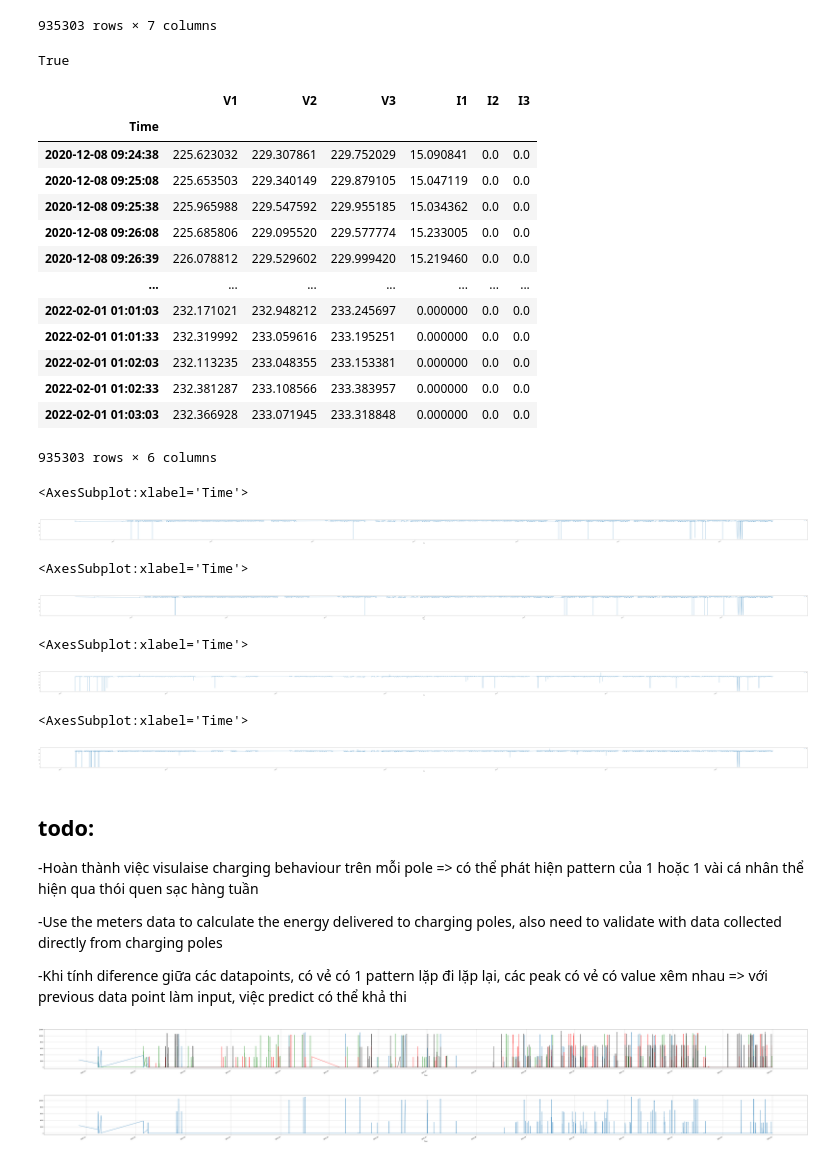
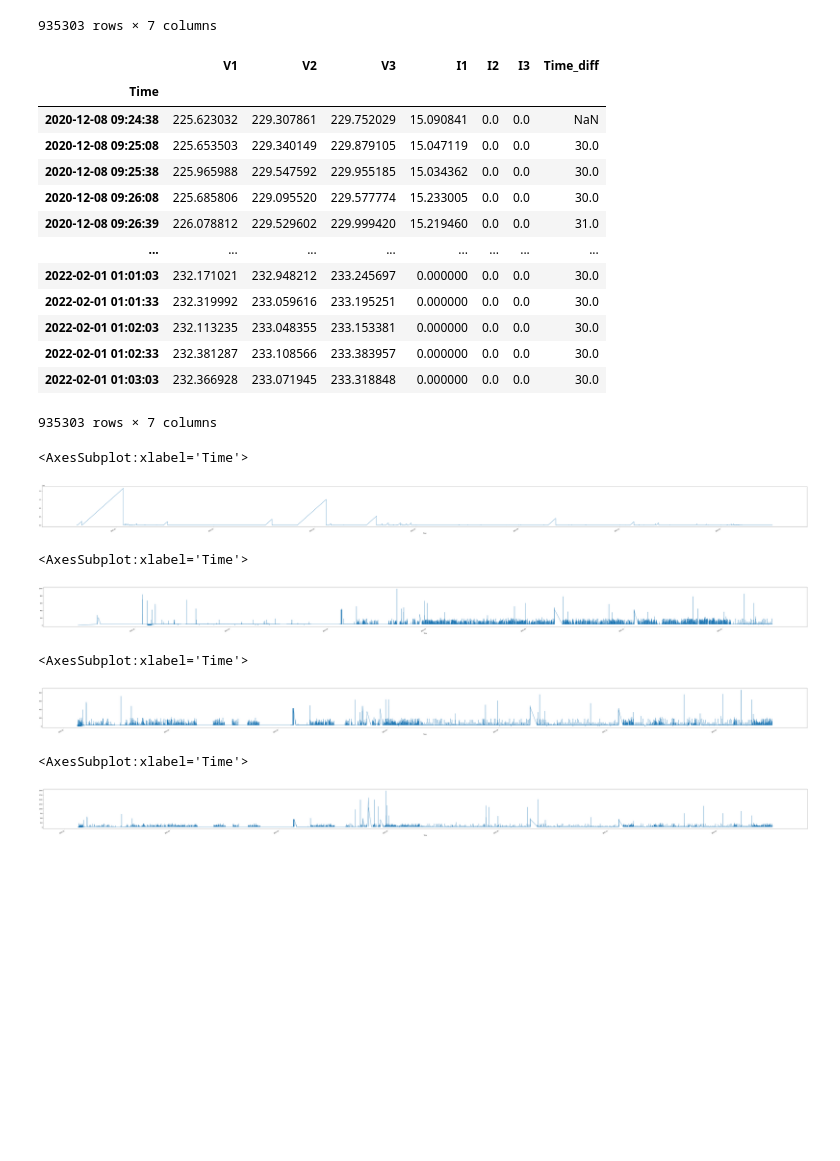
Before and after one commit to hancse/han_microgrid_lab, a Jupyter notebook: ChargingDemandPrediction/DataPoles.ipynb, the cells around one changed output. Cells and saved outputs as stored; diff of their text form; code cells hidden in the pictures; blank space fills up the shorter version.

```diff
--- a/ChargingDemandPrediction/DataPoles.ipynb
+++ b/ChargingDemandPrediction/DataPoles.ipynb
@@ -131,10 +131,6 @@ socket1
 | 935301 | 232.381287 | 233.108566 | 233.383957 | 0.000000 | 0.0 | 0.0 | 1643677353 |
 | 935302 | 232.366928 | 233.071945 | 233.318848 | 0.000000 | 0.0 | 0.0 | 1643677383 |
 935303 rows × 7 columns
-# %%
-np.isnan(np.NaN)
-# %% [output]
-True
 # %%
 def markVoltNaN(inVolt):
     if (inVolt < -300) or (inVolt > 300):
@@ -160,54 +156,50 @@ def setIndextoTime(data_in):
     data_out = data_out.fillna(method='ffill')
 
     data_out.loc[:,'Time'] = pd.to_datetime(data_out.loc[:,'Time'],unit='s')
-    return data_out.set_index(['Time'])
+    data_out.set_index(['Time'], inplace=True)
+    data_out.sort_index(inplace=True)
+    data_out.loc[:,'Time_diff'] = (data_out.index.to_series().diff()).dt.total_seconds()
+    return data_out
 # %%
 socket1 = setIndextoTime(socket1)
 # %%
 socket1
 # %% [output]
-|  | V1 | V2 | V3 | I1 | I2 | I3 |
-| Time |  |  |  |  |  |  |
-| 2020-12-08 09:24:38 | 225.623032 | 229.307861 | 229.752029 | 15.090841 | 0.0 | 0.0 |
-| 2020-12-08 09:25:08 | 225.653503 | 229.340149 | 229.879105 | 15.047119 | 0.0 | 0.0 |
-| 2020-12-08 09:25:38 | 225.965988 | 229.547592 | 229.955185 | 15.034362 | 0.0 | 0.0 |
-| 2020-12-08 09:26:08 | 225.685806 | 229.095520 | 229.577774 | 15.233005 | 0.0 | 0.0 |
-| 2020-12-08 09:26:39 | 226.078812 | 229.529602 | 229.999420 | 15.219460 | 0.0 | 0.0 |
-| ... | ... | ... | ... | ... | ... | ... |
-| 2022-02-01 01:01:03 | 232.171021 | 232.948212 | 233.245697 | 0.000000 | 0.0 | 0.0 |
-| 2022-02-01 01:01:33 | 232.319992 | 233.059616 | 233.195251 | 0.000000 | 0.0 | 0.0 |
-| 2022-02-01 01:02:03 | 232.113235 | 233.048355 | 233.153381 | 0.000000 | 0.0 | 0.0 |
-| 2022-02-01 01:02:33 | 232.381287 | 233.108566 | 233.383957 | 0.000000 | 0.0 | 0.0 |
-| 2022-02-01 01:03:03 | 232.366928 | 233.071945 | 233.318848 | 0.000000 | 0.0 | 0.0 |
+|  | V1 | V2 | V3 | I1 | I2 | I3 | Time_diff |
+| Time |  |  |  |  |  |  |  |
+| 2020-12-08 09:24:38 | 225.623032 | 229.307861 | 229.752029 | 15.090841 | 0.0 | 0.0 | NaN |
+| 2020-12-08 09:25:08 | 225.653503 | 229.340149 | 229.879105 | 15.047119 | 0.0 | 0.0 | 30.0 |
+| 2020-12-08 09:25:38 | 225.965988 | 229.547592 | 229.955185 | 15.034362 | 0.0 | 0.0 | 30.0 |
+| 2020-12-08 09:26:08 | 225.685806 | 229.095520 | 229.577774 | 15.233005 | 0.0 | 0.0 | 30.0 |
+| 2020-12-08 09:26:39 | 226.078812 | 229.529602 | 229.999420 | 15.219460 | 0.0 | 0.0 | 31.0 |
+| ... | ... | ... | ... | ... | ... | ... | ... |
+| 2022-02-01 01:01:03 | 232.171021 | 232.948212 | 233.245697 | 0.000000 | 0.0 | 0.0 | 30.0 |
+| 2022-02-01 01:01:33 | 232.319992 | 233.059616 | 233.195251 | 0.000000 | 0.0 | 0.0 | 30.0 |
+| 2022-02-01 01:02:03 | 232.113235 | 233.048355 | 233.153381 | 0.000000 | 0.0 | 0.0 | 30.0 |
+| 2022-02-01 01:02:33 | 232.381287 | 233.108566 | 233.383957 | 0.000000 | 0.0 | 0.0 | 30.0 |
+| 2022-02-01 01:03:03 | 232.366928 | 233.071945 | 233.318848 | 0.000000 | 0.0 | 0.0 | 30.0 |
-935303 rows × 6 columns
+935303 rows × 7 columns
 # %%
-socket1[['V1']].plot(figsize=(200,6))
+socket1.loc[socket1.Time_diff>-1000, 'Time_diff'].plot(figsize=(100,6))
 # %% [output]
 <AxesSubplot:xlabel='Time'>
-[figure, old version]
+[figure, new version]
 # %%
 socket2 = setIndextoTime(socket2)
 socket3 = setIndextoTime(socket3)
 socket4 = setIndextoTime(socket4)
 # %%
-socket2[['V1']].plot(figsize=(200,6))
+socket2.loc[socket2.Time_diff<1000, 'Time_diff'].plot(figsize=(100,6))
 # %% [output]
 <AxesSubplot:xlabel='Time'>
-[figure, old version]
+[figure, new version]
 # %%
-socket3[['V1']].plot(figsize=(200,6))
+socket3.loc[socket3.Time_diff<1000, 'Time_diff'].plot(figsize=(100,6))
 # %% [output]
 <AxesSubplot:xlabel='Time'>
-[figure, old version]
+[figure, new version]
 # %%
-socket4[['V1']].plot(figsize=(200,6))
+socket4.loc[socket4.Time_diff<2000, 'Time_diff'].plot(figsize=(100,6))
 # %% [output]
 <AxesSubplot:xlabel='Time'>
-[figure, old version]
+[figure, new version]
-# %% [markdown]
-## todo:
--Hoàn thành việc visulaise charging behaviour trên mỗi pole => có thể phát hiện pattern của 1 hoặc 1 vài cá nhân thể hiện qua thói quen sạc hàng tuần
-
--Use the meters data to calculate the energy delivered to charging poles, also need to validate with data collected directly from charging poles
-
--Khi tính diference giữa các datapoints, có vẻ có 1 pattern lặp đi lặp lại, các peak có vẻ có value xêm nhau => với previous data point làm input, việc predict có thể khả thi
@@ -224,20 +205,0 @@ socket4['Power'] = np.where((socket4.index.hour > 7) & (socket4.index.hour < 14)
-# %%
-fig = socket1['Power'].plot(figsize=(100,6), color='g')
-fig.xaxis.set_major_locator(plt.dates.MonthLocator())
-fig2 = socket2['Power'].plot(figsize=(100,6))
-fig2.xaxis.set_major_locator(plt.dates.MonthLocator())
-fig3 = socket3['Power'].plot(figsize=(100,6), color='r')
-fig3.xaxis.set_major_locator(plt.dates.MonthLocator())
-fig4 = socket4['Power'].plot(figsize=(100,6), color='k')
-fig4.xaxis.set_major_locator(plt.dates.MonthLocator())
-plt.pyplot.grid()
-plt.pylab.show()
-# %% [output]
-[figure, removed]
-# %%
-fig = socket2['Power'].plot(figsize=(100,6))
-fig.xaxis.set_major_locator(plt.dates.MonthLocator())
-plt.pyplot.grid()
-plt.pylab.show()
-# %% [output]
-[figure, removed]
```
Also changed, not shown: parts of 25 cells of this notebook, 6 other files.
